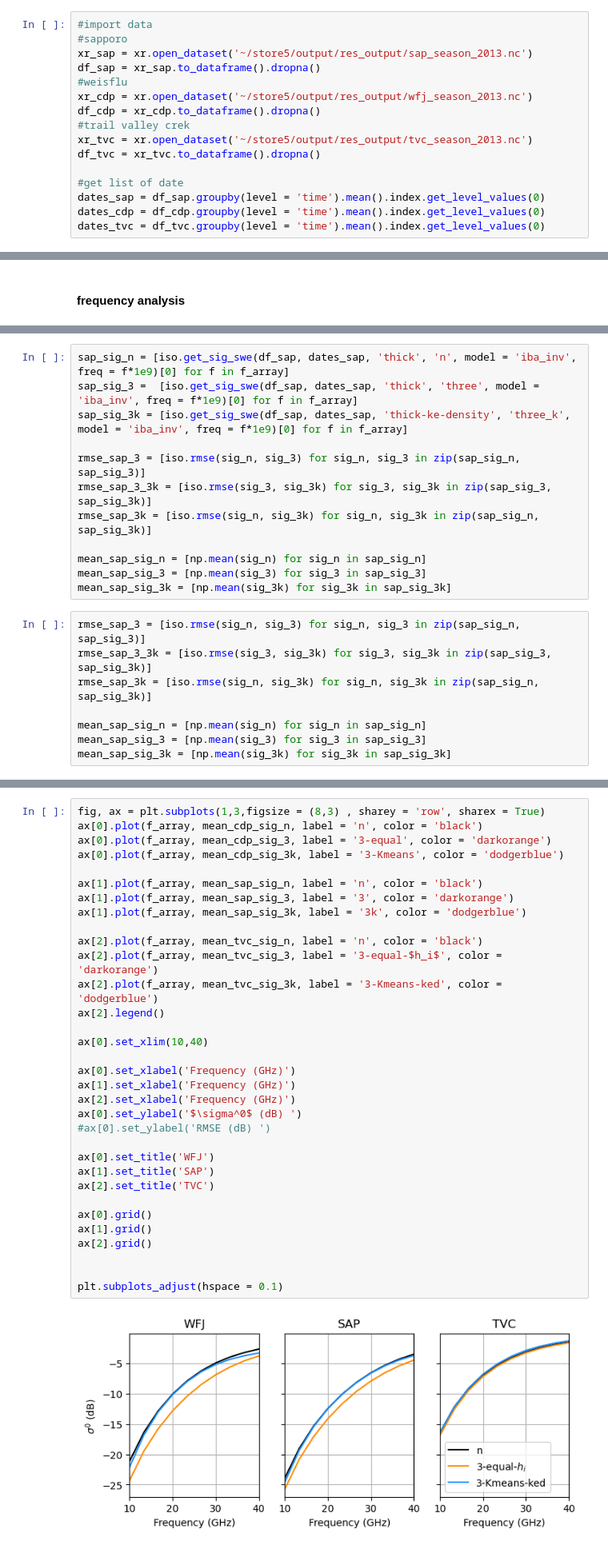
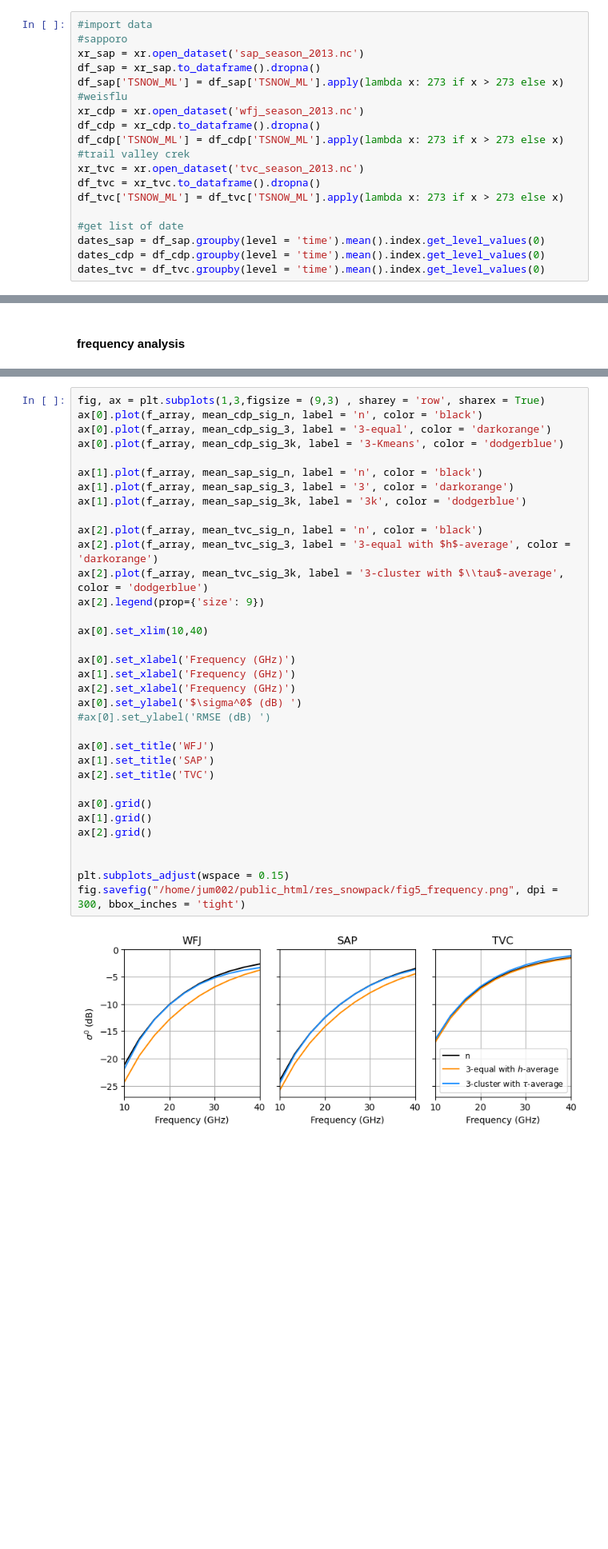
Before and after one commit to JulienMeloche/radar_equivalent_snowpack, a Jupyter notebook: result.ipynb, the cells around one changed output, grey strips where cells are left out. Shown at 80% size. Cells and saved outputs as stored; diff of their text form; blank space fills up the shorter version.

Commit message:
modification for final publication

```diff
--- a/result.ipynb
+++ b/result.ipynb
@@ -22,14 +18,17 @@ warnings.filterwarnings('ignore')
 # %%
 #import data
 #sapporo
-xr_sap = xr.open_dataset('~/store5/output/res_output/sap_season_2013.nc')
+xr_sap = xr.open_dataset('sap_season_2013.nc')
 df_sap = xr_sap.to_dataframe().dropna()
+df_sap['TSNOW_ML'] = df_sap['TSNOW_ML'].apply(lambda x: 273 if x > 273 else x)
 #weisflu
-xr_cdp = xr.open_dataset('~/store5/output/res_output/wfj_season_2013.nc')
+xr_cdp = xr.open_dataset('wfj_season_2013.nc')
 df_cdp = xr_cdp.to_dataframe().dropna()
+df_cdp['TSNOW_ML'] = df_cdp['TSNOW_ML'].apply(lambda x: 273 if x > 273 else x)
 #trail valley crek
-xr_tvc = xr.open_dataset('~/store5/output/res_output/tvc_season_2013.nc')
+xr_tvc = xr.open_dataset('tvc_season_2013.nc')
 df_tvc = xr_tvc.to_dataframe().dropna()
+df_tvc['TSNOW_ML'] = df_tvc['TSNOW_ML'].apply(lambda x: 273 if x > 273 else x)
 
 #get list of date
 dates_sap = df_sap.groupby(level = 'time').mean().index.get_level_values(0)
@@ -427,21 +563 @@ mean_tvc_sig_3k = [np.mean(sig_3k) for sig_3k in tvc_sig_3k]
-# %%
-sap_sig_n = [iso.get_sig_swe(df_sap, dates_sap, 'thick', 'n', model = 'iba_inv', freq = f*1e9)[0] for f in f_array]
-sap_sig_3 =  [iso.get_sig_swe(df_sap, dates_sap, 'thick', 'three', model = 'iba_inv', freq = f*1e9)[0] for f in f_array]
-sap_sig_3k = [iso.get_sig_swe(df_sap, dates_sap, 'thick-ke-density', 'three_k', model = 'iba_inv', freq = f*1e9)[0] for f in f_array]
-
-rmse_sap_3 = [iso.rmse(sig_n, sig_3) for sig_n, sig_3 in zip(sap_sig_n, sap_sig_3)]
-rmse_sap_3_3k = [iso.rmse(sig_3, sig_3k) for sig_3, sig_3k in zip(sap_sig_3, sap_sig_3k)]
-rmse_sap_3k = [iso.rmse(sig_n, sig_3k) for sig_n, sig_3k in zip(sap_sig_n, sap_sig_3k)]
-
-mean_sap_sig_n = [np.mean(sig_n) for sig_n in sap_sig_n]
-mean_sap_sig_3 = [np.mean(sig_3) for sig_3 in sap_sig_3]
-mean_sap_sig_3k = [np.mean(sig_3k) for sig_3k in sap_sig_3k]
-# %%
-rmse_sap_3 = [iso.rmse(sig_n, sig_3) for sig_n, sig_3 in zip(sap_sig_n, sap_sig_3)]
-rmse_sap_3_3k = [iso.rmse(sig_3, sig_3k) for sig_3, sig_3k in zip(sap_sig_3, sap_sig_3k)]
-rmse_sap_3k = [iso.rmse(sig_n, sig_3k) for sig_n, sig_3k in zip(sap_sig_n, sap_sig_3k)]
-
-mean_sap_sig_n = [np.mean(sig_n) for sig_n in sap_sig_n]
-mean_sap_sig_3 = [np.mean(sig_3) for sig_3 in sap_sig_3]
-mean_sap_sig_3k = [np.mean(sig_3k) for sig_3k in sap_sig_3k]
 # %%
@@ -459,35 +573,36 @@ ax[1,0].legend()
 # %%
-fig, ax = plt.subplots(1,3,figsize = (8,3) , sharey = 'row', sharex = True)
+fig, ax = plt.subplots(1,3,figsize = (9,3) , sharey = 'row', sharex = True)
 ax[0].plot(f_array, mean_cdp_sig_n, label = 'n', color = 'black')
 ax[0].plot(f_array, mean_cdp_sig_3, label = '3-equal', color = 'darkorange')
 ax[0].plot(f_array, mean_cdp_sig_3k, label = '3-Kmeans', color = 'dodgerblue')
 
 ax[1].plot(f_array, mean_sap_sig_n, label = 'n', color = 'black')
 ax[1].plot(f_array, mean_sap_sig_3, label = '3', color = 'darkorange')
 ax[1].plot(f_array, mean_sap_sig_3k, label = '3k', color = 'dodgerblue')
 
 ax[2].plot(f_array, mean_tvc_sig_n, label = 'n', color = 'black')
-ax[2].plot(f_array, mean_tvc_sig_3, label = '3-equal-$h_i$', color = 'darkorange')
-ax[2].plot(f_array, mean_tvc_sig_3k, label = '3-Kmeans-ked', color = 'dodgerblue')
-ax[2].legend()
+ax[2].plot(f_array, mean_tvc_sig_3, label = '3-equal with $h$-average', color = 'darkorange')
+ax[2].plot(f_array, mean_tvc_sig_3k, label = '3-cluster with $\\tau$-average', color = 'dodgerblue')
+ax[2].legend(prop={'size': 9})
 
 ax[0].set_xlim(10,40)
 
 ax[0].set_xlabel('Frequency (GHz)')
 ax[1].set_xlabel('Frequency (GHz)')
 ax[2].set_xlabel('Frequency (GHz)')
 ax[0].set_ylabel('$\sigma^0$ (dB) ')
 #ax[0].set_ylabel('RMSE (dB) ')
 
 ax[0].set_title('WFJ')
 ax[1].set_title('SAP')
 ax[2].set_title('TVC')
 
 ax[0].grid()
 ax[1].grid()
 ax[2].grid()
 
 
-plt.subplots_adjust(hspace = 0.1)
+plt.subplots_adjust(wspace = 0.15)
+fig.savefig("/home/jum002/public_html/res_snowpack/fig5_frequency.png", dpi = 300, bbox_inches = 'tight')
 # %% [output]
-[figure, old version]
+[figure, new version]
```
Also changed, not shown: parts of 20 cells of this notebook, 2 other files.
